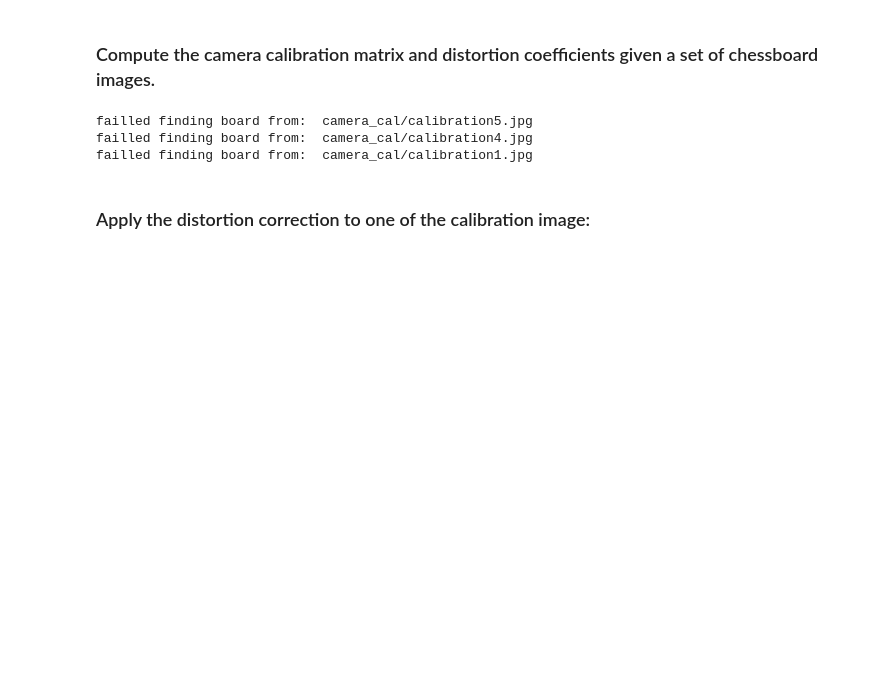
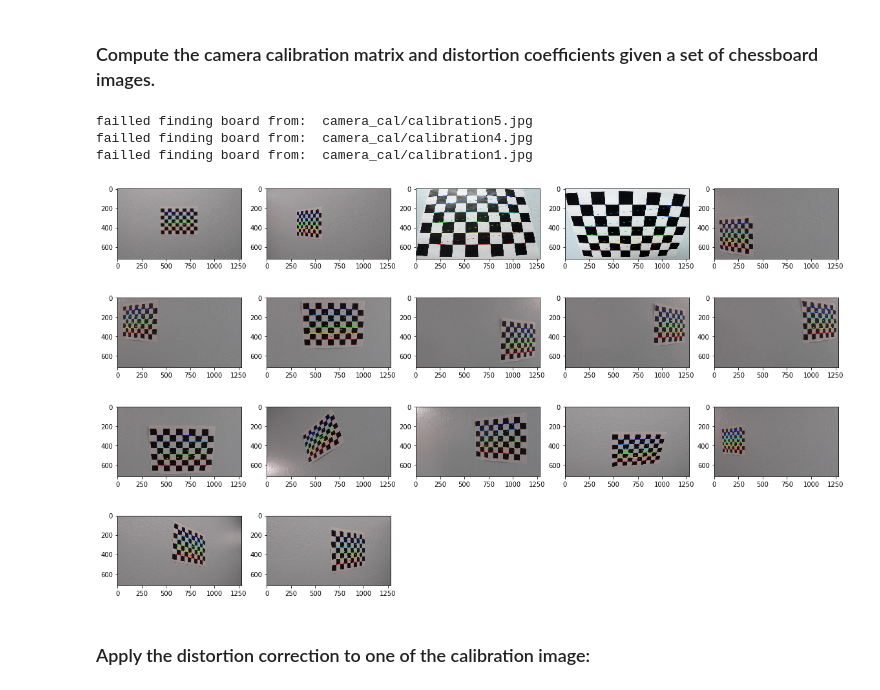
Before and after one commit to StevenShuoFeng/CarND-Advanced-Lane-Lines, a Jupyter notebook: P4_playground.ipynb, the cells around one changed output. Saved outputs shown, nothing was run; the diff lists cells and outputs as text; code cells hidden in the pictures; blank space fills up the shorter version.

Commit message:
rename images and start writeup

```diff
--- a/P4_playground.ipynb
+++ b/P4_playground.ipynb
@@ -21,13 +21,14 @@ from moviepy.editor import VideoFileClip
 # %%
 # ------------------------------------
 plt.rcParams['figure.figsize'] = (20, 15)
 
 sizeBoardCorners = (9, 6)
-ret, mtx, dist = calDistortMatrix('camera_cal', sizeBoardCorners, ifPlot=False)
+ret, mtx, dist = calDistortMatrix('camera_cal', sizeBoardCorners, ifPlot=True)
 # %% [output]
 failled finding board from:  camera_cal/calibration5.jpg
 failled finding board from:  camera_cal/calibration4.jpg
 failled finding board from:  camera_cal/calibration1.jpg
+[figure, added]
 # %% [markdown]
 ### Apply the distortion correction to one of the calibration image:
 # %%
```
Also changed, not shown: 11 other files.
